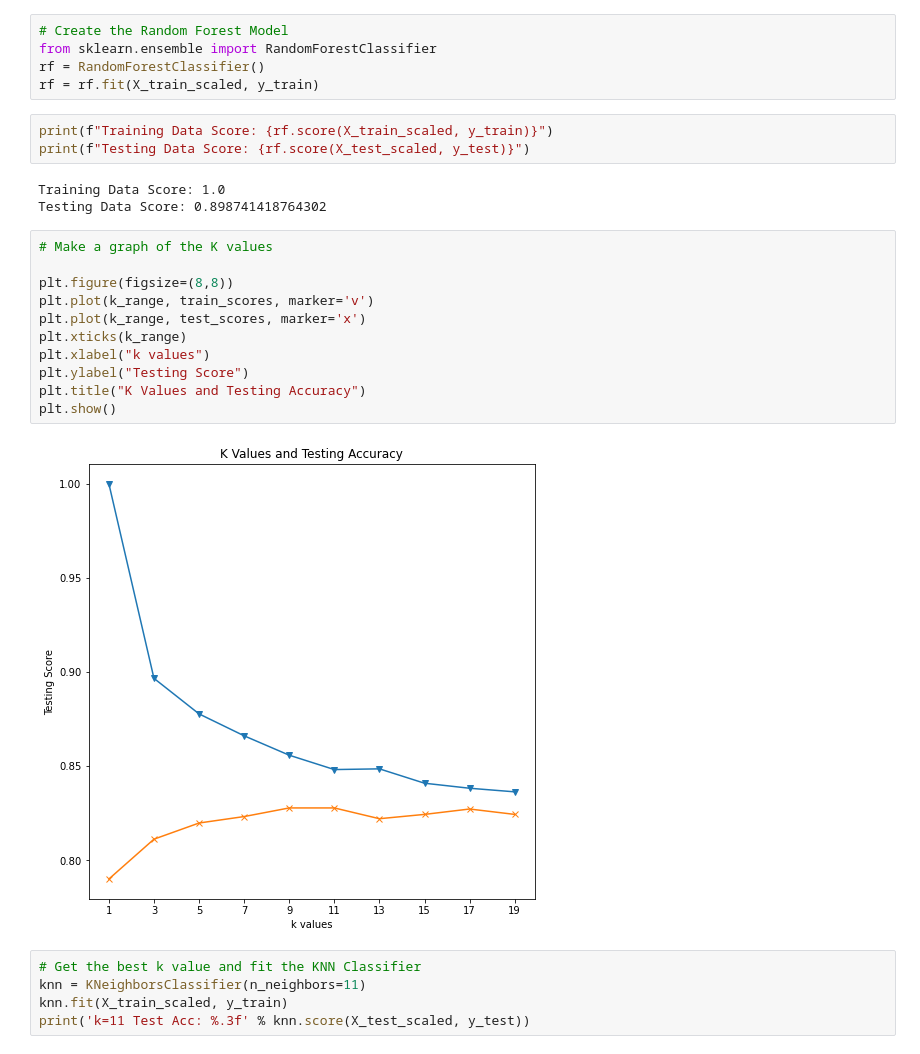
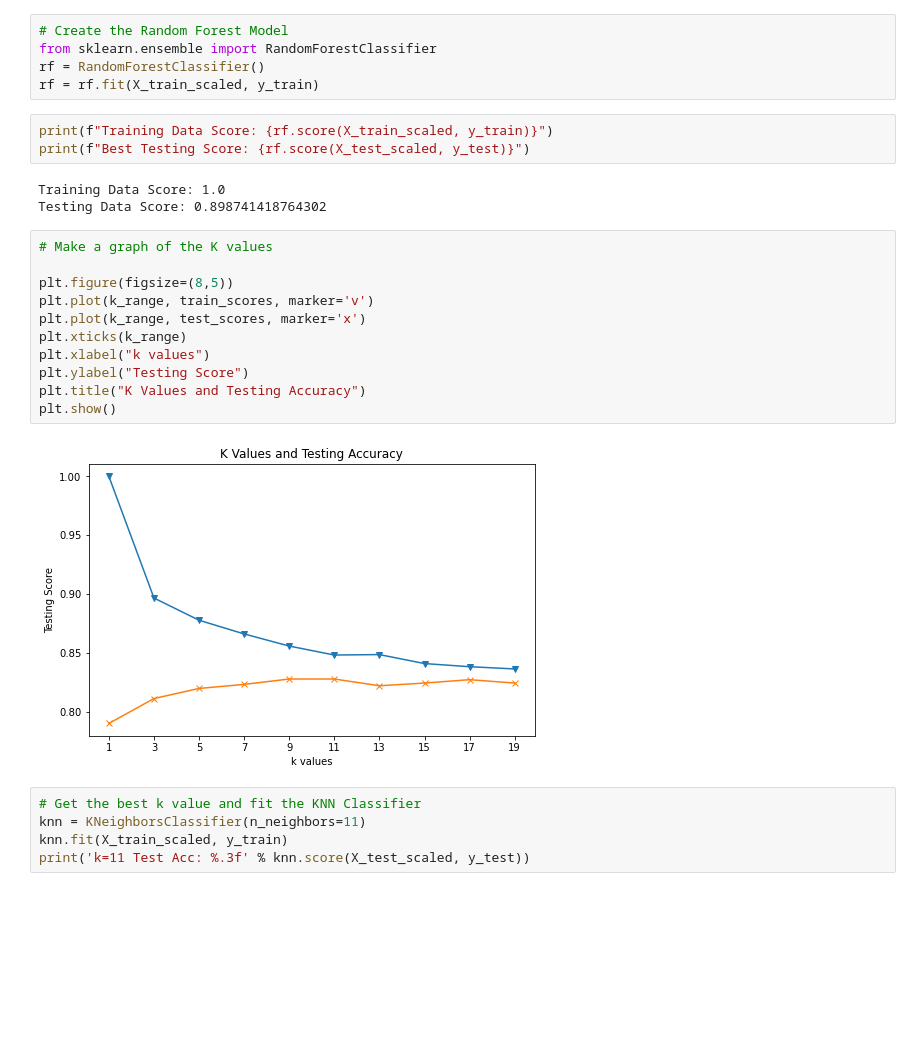
Before and after one commit to mgeorgic/machine_learning_challenge, a Jupyter notebook: model_1.ipynb, the cells around one changed output. Drawn from its saved outputs; the diff is of its cells as text; blank space fills up the shorter version.

```diff
--- a/model_1.ipynb
+++ b/model_1.ipynb
@@ -144,23 +144,23 @@ rf = RandomForestClassifier()
 rf = rf.fit(X_train_scaled, y_train)
 # %%
 print(f"Training Data Score: {rf.score(X_train_scaled, y_train)}")
-print(f"Testing Data Score: {rf.score(X_test_scaled, y_test)}")
+print(f"Best Testing Score: {rf.score(X_test_scaled, y_test)}")
 # %% [output]
 Training Data Score: 1.0
 Testing Data Score: 0.898741418764302
 # %%
 # Make a graph of the K values
 
-plt.figure(figsize=(8,8))
+plt.figure(figsize=(8,5))
 plt.plot(k_range, train_scores, marker='v')
 plt.plot(k_range, test_scores, marker='x')
 plt.xticks(k_range)
 plt.xlabel("k values")
 plt.ylabel("Testing Score")
 plt.title("K Values and Testing Accuracy")
 plt.show()
 # %% [output]
-[figure, old version]
+[figure, new version]
 # %%
 # Get the best k value and fit the KNN Classifier
 knn = KNeighborsClassifier(n_neighbors=11)
```
